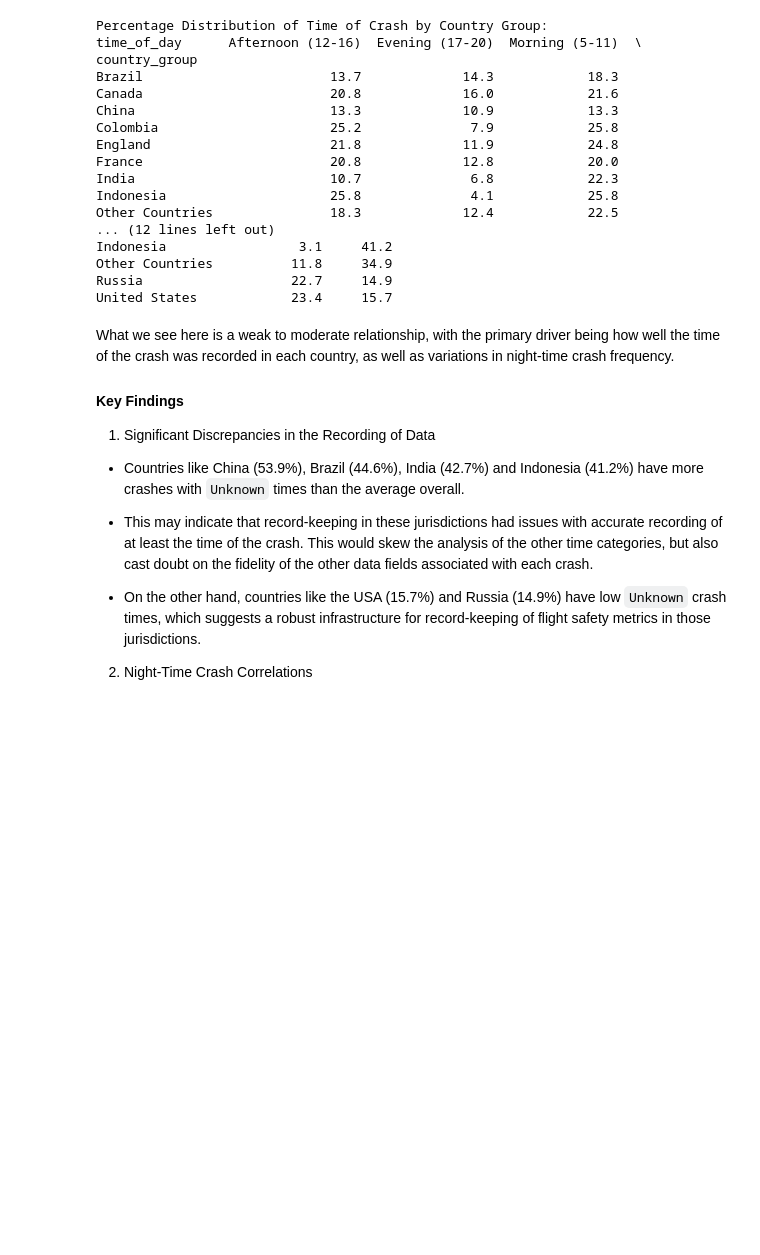
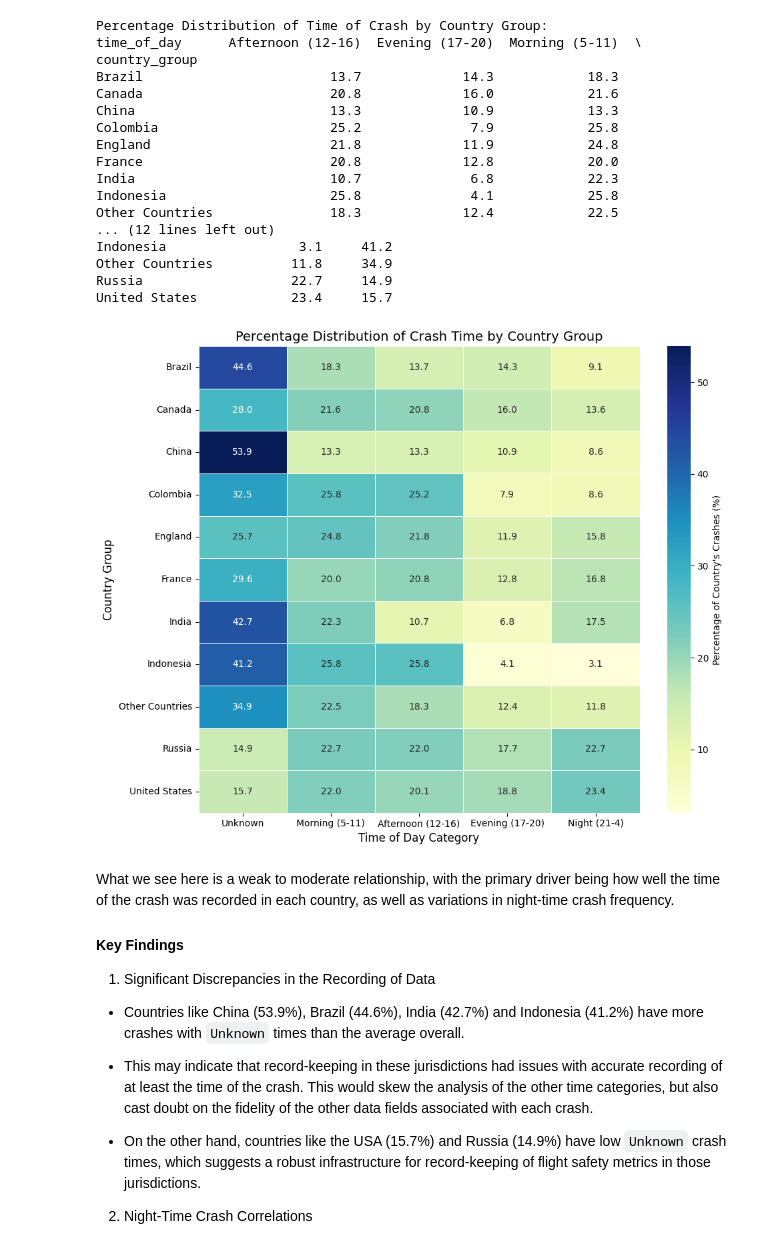
Before and after one commit to sdw93/Airplane-Crash-Analysis, a Jupyter notebook: Aviation_Safety_EDA.ipynb, the cells around one changed output. Cells and saved outputs as stored; diff of their text form; code cells hidden in the pictures; blank space fills up the shorter version.

```diff
--- a/Aviation_Safety_EDA.ipynb
+++ b/Aviation_Safety_EDA.ipynb
@@ -522,6 +521,32 @@ Indonesia                 3.1     41.2
 Other Countries          11.8     34.9
 Russia                   22.7     14.9
 United States            23.4     15.7
+# %%
+# 1. Reorder columns for optimal visual analysis: Unknown first, then time progression.
+cols_ordered = ['Unknown', 'Morning (5-11)', 'Afternoon (12-16)', 'Evening (17-20)', 'Night (21-4)']
+country_time_distribution_sorted = country_time_distribution[cols_ordered]
+
+# 2. --- Create the Heatmap ---
+plt.figure(figsize=(10, 8))
+sns.heatmap(
+    country_time_distribution_sorted,
+    annot=True,         # Display the percentage values on the heatmap
+    fmt=".1f",          # Format annotations to one decimal place
+    cmap="YlGnBu",      # Color scheme: Yellow-Green-Blue (good for showing increasing intensity)
+    linewidths=.5,
+    cbar_kws={'label': 'Percentage of Country\'s Crashes (%)'}
+)
+
+plt.title('Percentage Distribution of Crash Time by Country Group', fontsize=14)
+plt.ylabel('Country Group', fontsize=12)
+plt.xlabel('Time of Day Category', fontsize=12)
+plt.yticks(rotation=0)
+
+plt.tight_layout()
+plt.savefig("country-time-heatmap.jpeg", format = "jpeg", dpi = 300)
+plt.show() # Display the plot in the notebook
+# %% [output]
+[figure, added]
 # %% [markdown]
 What we see here is a weak to moderate relationship, with the primary driver being how well the time of the crash was recorded in each country, as well as variations in night-time crash frequency.
 
```
Also changed, not shown: parts of 1 cell of this notebook, 1 other file.
